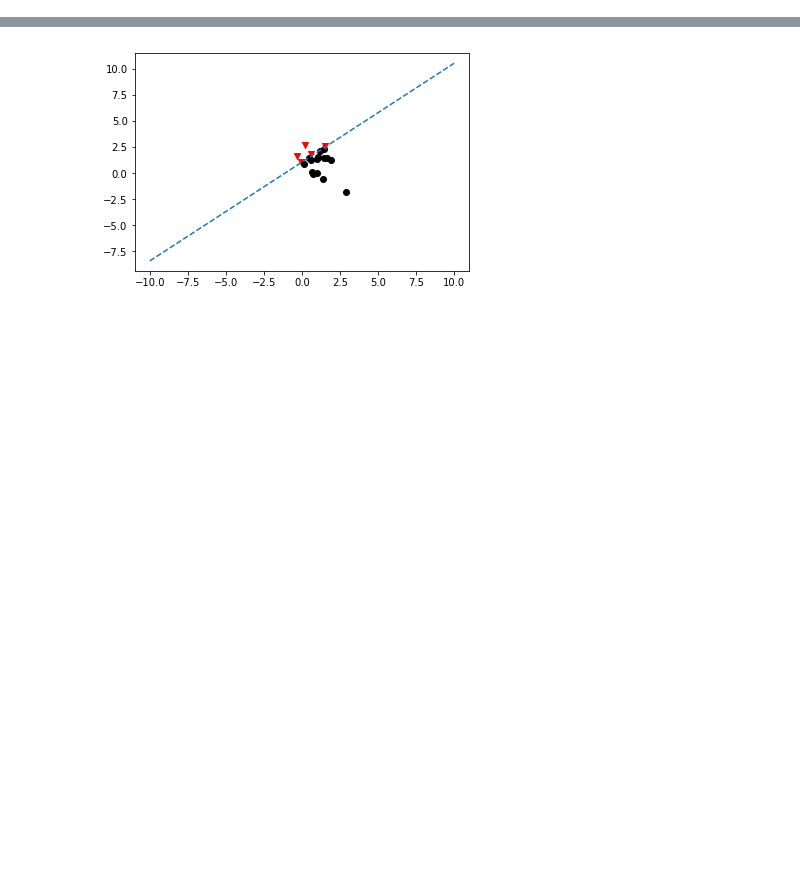
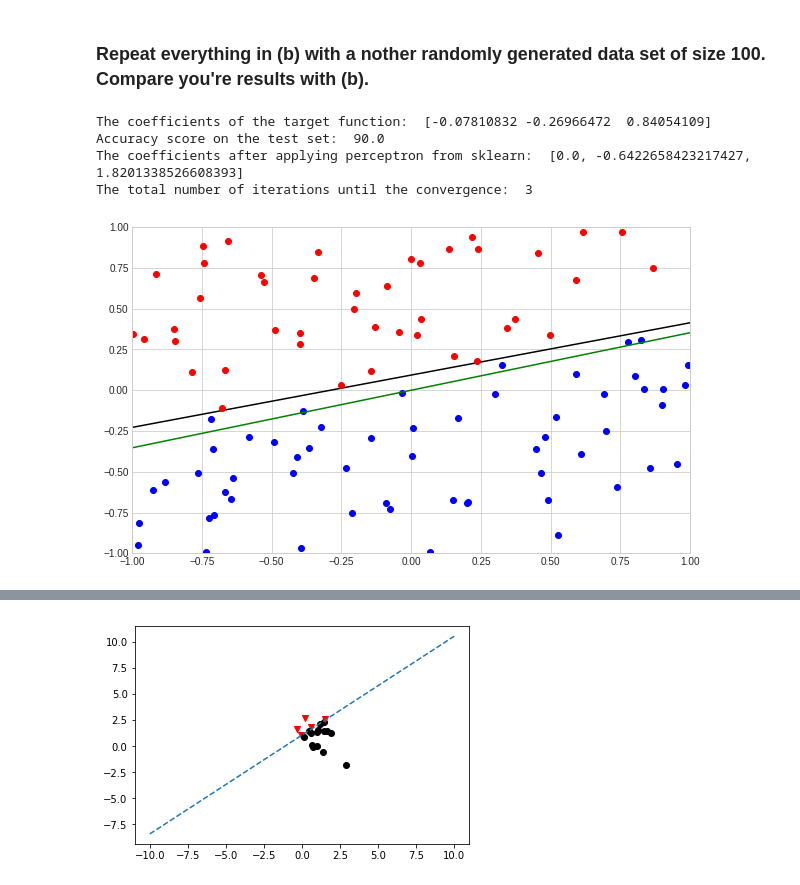
Before and after one commit to moomen91/ML, a Jupyter notebook: 1st_Assignment.ipynb, the cells around one changed output, grey strips where cells are left out. Cells and saved outputs as stored; diff of their text form; code cells hidden in the pictures; blank space fills up the shorter version.

```diff
--- a/1st_Assignment.ipynb
+++ b/1st_Assignment.ipynb
@@ -215,0 +110,11 @@ plt.show()
+# %% [markdown]
+### Repeat everything in (b) with a nother randomly generated data set of size 100. Compare you're results with (b).
+# %%
+p3 = perceptron(n=100, max_iteration=1000, stop=0.0001)
+p3.main()
+# %% [output]
+The coefficients of the target function:  [-0.07810832 -0.26966472  0.84054109]
+Accuracy score on the test set:  90.0
+The coefficients after applying perceptron from sklearn:  [0.0, -0.6422658423217427, 1.8201338526608393]
+The total number of iterations until the convergence:  3
+[figure, added]
```
Also changed, not shown: parts of 19 cells of this notebook, 1 other file.
